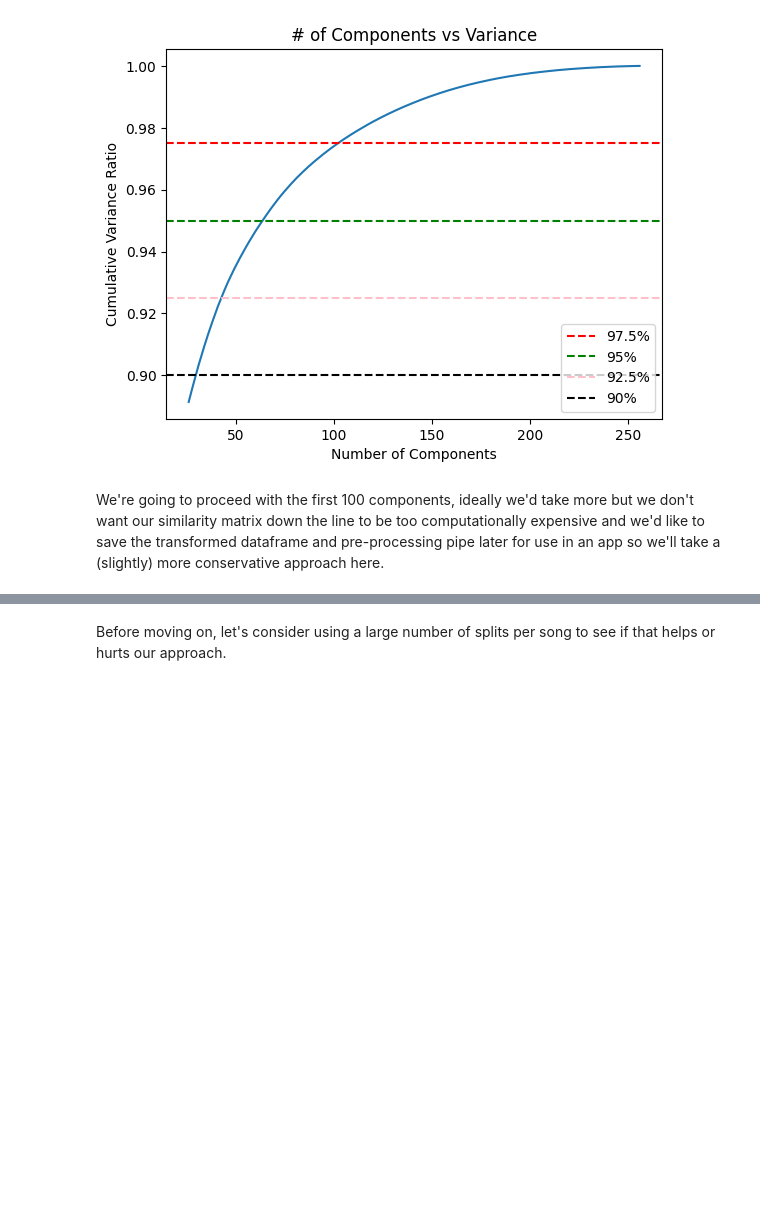
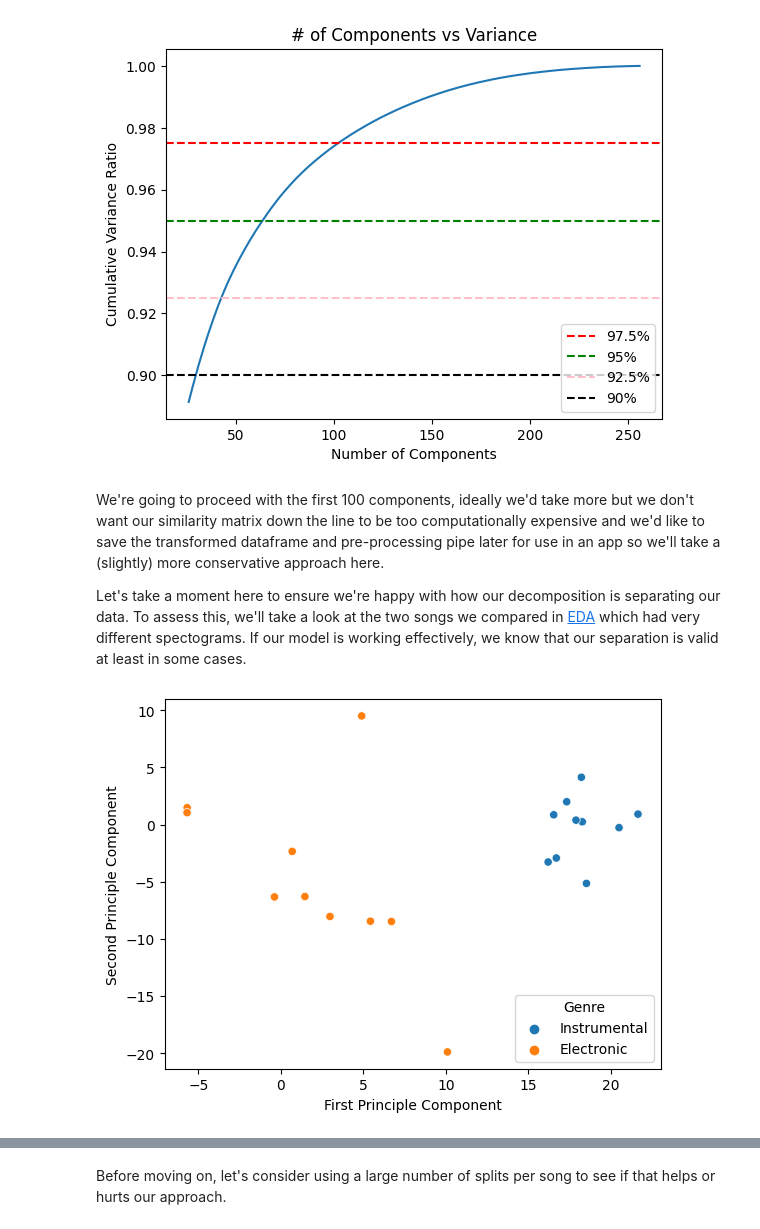
Before and after one commit to vijay-ravuri/audio-modeling, a Jupyter notebook: code/traditional_modeling.ipynb, the cells around one changed output, grey strips where cells are left out. Cells and saved outputs as stored; diff of their text form; code cells hidden in the pictures; blank space fills up the shorter version.

Commit message:
most of processing is set up, some modeling

```diff
--- a/code/traditional_modeling.ipynb
+++ b/code/traditional_modeling.ipynb
@@ -59,7 +61,7 @@ merged = pd.merge(
     how = 'inner',
     left_index = True,
     right_on = 'song_index'
-)
+).reset_index()
 # %%
 # Training split is provided
 X_train = merged[merged['split'] == 'training'][list(range(256))]
@@ -113,3 +115,59 @@ plt.title('# of Components vs Variance');
 [figure]
 # %% [markdown]
 We're going to proceed with the first 100 components, ideally we'd take more but we don't want our similarity matrix down the line to be too computationally expensive and we'd like to save the transformed dataframe and pre-processing pipe later for use in an app so we'll take a (slightly) more conservative approach here.
+
+Let's take a moment here to ensure we're happy with how our decomposition is separating our data. To assess this, we'll take a look at the two songs we compared in [EDA](./02-EDA.ipynb) which had very different spectograms. If our model is working effectively, we know that our separation is valid at least in some cases.
+# %%
+def get_path(index):
+    PATH = "D:/GA-DSI/capstone-data/fma_small/"
+    padded_index = '0'*6 + str(index) + '.mp3'
+    path = PATH + padded_index[-10:-7] + '/' + padded_index[-10:]
+
+    return path
+
+# Same seed as EDA notebook
+np.random.seed(42)
+
+instr_song = tracks[tracks['name'] == 'Blue Dot Sessions'].sample(1)
+song, sr = librosa.load(get_path(instr_song.index[0]))
+instr_mel = librosa.power_to_db(librosa.feature.melspectrogram(y = song, sr = sr)) # Removing reference np.max for default of 1
+
+elec_song = tracks[tracks['genre_top'] == 'Electronic'].sample(1)
+song, sr = librosa.load(get_path(elec_song.index[0]))
+elec_mel = librosa.power_to_db(librosa.feature.melspectrogram(y = song, sr = sr))
+
+example_songs = pd.DataFrame(None, columns = ['song_index', 'ts'] + list(range(256)))
+
+for idx in [instr_song.index[0], elec_song.index[0]]:
+    example_songs = pd.concat(
+        [
+            example_songs,
+            audio_framer(np.load('D:/GA-DSI/capstone-data/audio/' + str(idx) + '.npy'), idx)
+        ]
+    )
+
+# To keep the song_index column for our plot
+decomp_songs = pd.concat(
+    [
+        example_songs.loc[:, 'song_index'],
+        pd.DataFrame(pipe.transform(example_songs.loc[:, range(256)]), index = example_songs.index)
+    ],
+    axis = 1
+)
+
+sns.scatterplot(
+    x = decomp_songs[0],
+    y = decomp_songs[1],
+    hue = decomp_songs['song_index'].map(
+        {
+            92548 : 'Electronic',
+            127661 : 'Instrumental'
+        }
+    )
+)
+
+plt.xlabel('First Principal Component')
+plt.ylabel('Second Principal Component')
+plt.legend(loc = 'lower right', title = 'Genre');
+# %% [output]
+[figure, added]
```
Also changed, not shown: parts of 27 cells of this notebook, 1 other file.
